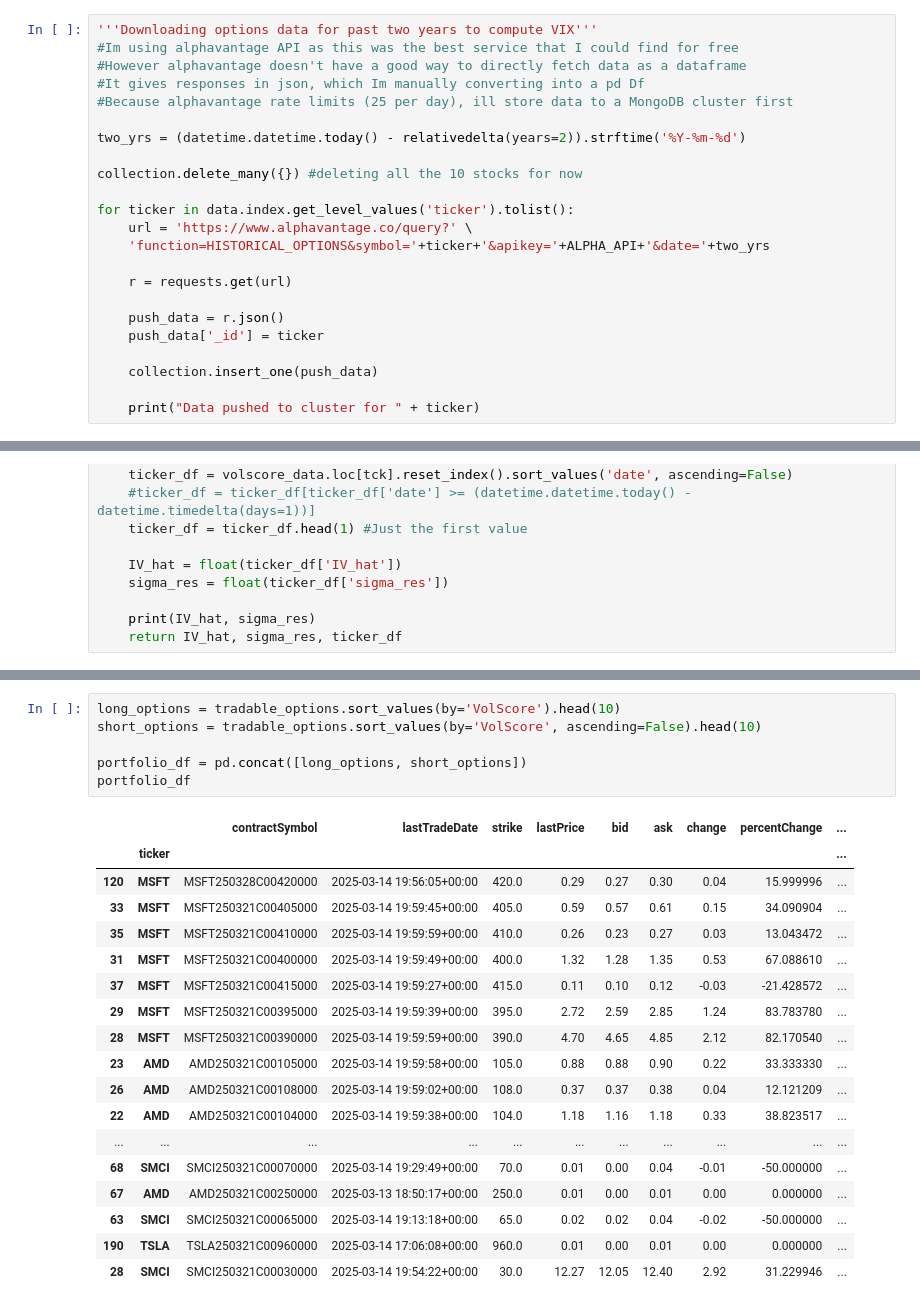
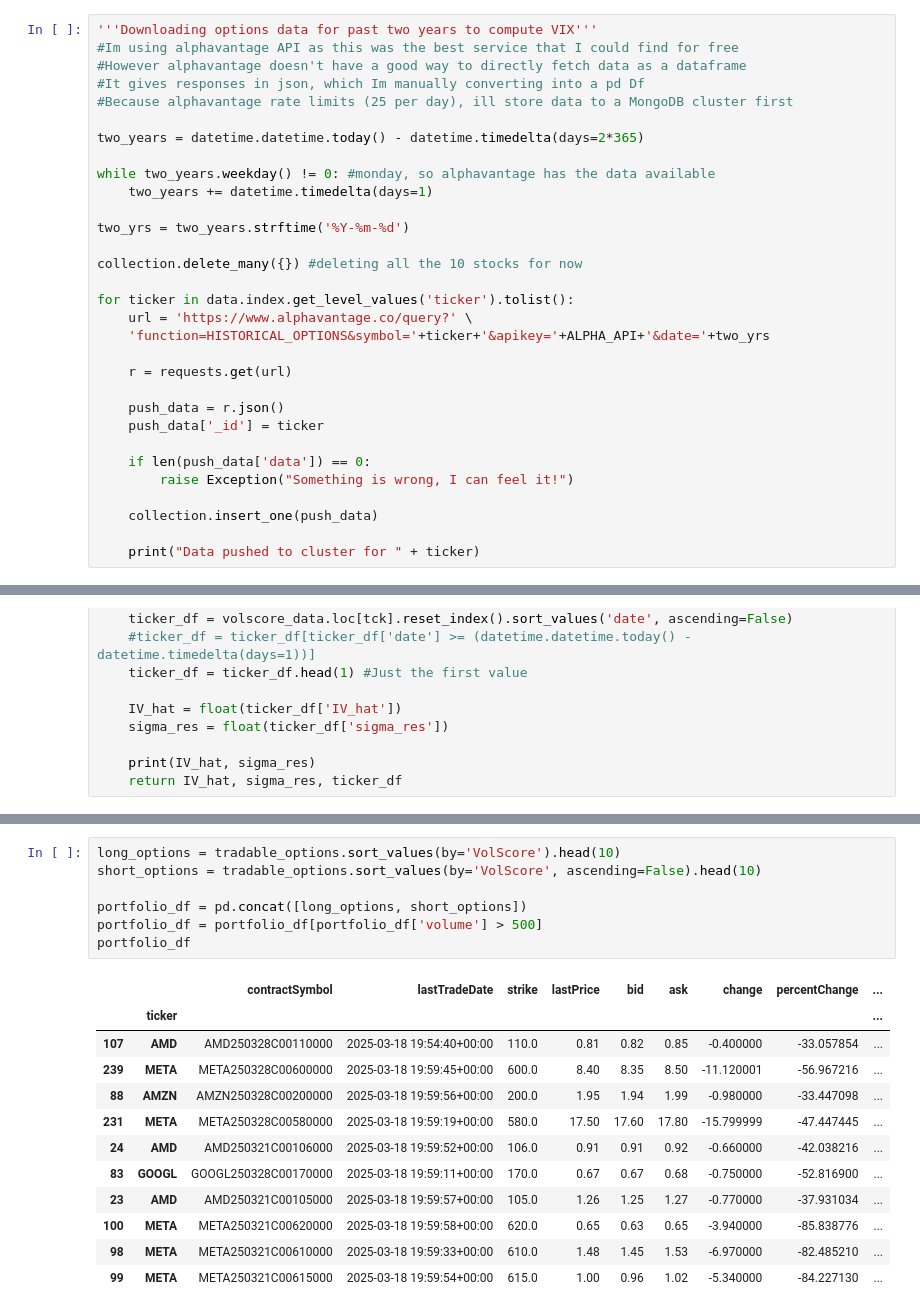
Before and after one commit to vepaan/Barclays-Option-Trading-Strategy, a Jupyter notebook: strat.ipynb, the cells around one changed output, grey strips where cells are left out. Saved outputs shown, nothing was run; the diff lists cells and outputs as text.

Commit message:
new update data and selected only liquid options for portfolio

```diff
--- a/strat.ipynb
+++ b/strat.ipynb
@@ -258,7 +261,12 @@ options_data = options_data.dropna()
 #It gives responses in json, which Im manually converting into a pd Df
 #Because alphavantage rate limits (25 per day), ill store data to a MongoDB cluster first
 
-two_yrs = (datetime.datetime.today() - relativedelta(years=2)).strftime('%Y-%m-%d')
+two_years = datetime.datetime.today() - datetime.timedelta(days=2*365)
+
+while two_years.weekday() != 0: #monday, so alphavantage has the data available
+    two_years += datetime.timedelta(days=1)
+
+two_yrs = two_years.strftime('%Y-%m-%d')
 
 collection.delete_many({}) #deleting all the 10 stocks for now
 
@@ -271,6 +279,9 @@ for ticker in data.index.get_level_values('ticker').tolist():
     push_data = r.json()
     push_data['_id'] = ticker
 
+    if len(push_data['data']) == 0:
+        raise Exception("Something is wrong, I can feel it!")
+
     collection.insert_one(push_data)
 
     print("Data pushed to cluster for " + ticker)
@@ -514,25 +525,20 @@ Data appended for TSLA
 # %%
 long_options = tradable_options.sort_values(by='VolScore').head(10)
 short_options = tradable_options.sort_values(by='VolScore', ascending=False).head(10)
 
 portfolio_df = pd.concat([long_options, short_options])
+portfolio_df = portfolio_df[portfolio_df['volume'] > 500]
 portfolio_df
 # %% [output]
 |  |  | contractSymbol | lastTradeDate | strike | lastPrice | bid | ask | change | percentChange | ... |
 |  | ticker |  |  |  |  |  |  |  |  | ... |
-| 120 | MSFT | MSFT250328C00420000 | 2025-03-14 19:56:05+00:00 | 420.0 | 0.29 | 0.27 | 0.30 | 0.04 | 15.999996 | ... |
-| 33 | MSFT | MSFT250321C00405000 | 2025-03-14 19:59:45+00:00 | 405.0 | 0.59 | 0.57 | 0.61 | 0.15 | 34.090904 | ... |
-| 35 | MSFT | MSFT250321C00410000 | 2025-03-14 19:59:59+00:00 | 410.0 | 0.26 | 0.23 | 0.27 | 0.03 | 13.043472 | ... |
-| 31 | MSFT | MSFT250321C00400000 | 2025-03-14 19:59:49+00:00 | 400.0 | 1.32 | 1.28 | 1.35 | 0.53 | 67.088610 | ... |
-| 37 | MSFT | MSFT250321C00415000 | 2025-03-14 19:59:27+00:00 | 415.0 | 0.11 | 0.10 | 0.12 | -0.03 | -21.428572 | ... |
-| 29 | MSFT | MSFT250321C00395000 | 2025-03-14 19:59:39+00:00 | 395.0 | 2.72 | 2.59 | 2.85 | 1.24 | 83.783780 | ... |
-| 28 | MSFT | MSFT250321C00390000 | 2025-03-14 19:59:59+00:00 | 390.0 | 4.70 | 4.65 | 4.85 | 2.12 | 82.170540 | ... |
-| 23 | AMD | AMD250321C00105000 | 2025-03-14 19:59:58+00:00 | 105.0 | 0.88 | 0.88 | 0.90 | 0.22 | 33.333330 | ... |
-| 26 | AMD | AMD250321C00108000 | 2025-03-14 19:59:02+00:00 | 108.0 | 0.37 | 0.37 | 0.38 | 0.04 | 12.121209 | ... |
-| 22 | AMD | AMD250321C00104000 | 2025-03-14 19:59:38+00:00 | 104.0 | 1.18 | 1.16 | 1.18 | 0.33 | 38.823517 | ... |
-| ... | ... | ... | ... | ... | ... | ... | ... | ... | ... | ... |
-| 68 | SMCI | SMCI250321C00070000 | 2025-03-14 19:29:49+00:00 | 70.0 | 0.01 | 0.00 | 0.04 | -0.01 | -50.000000 | ... |
-| 67 | AMD | AMD250321C00250000 | 2025-03-13 18:50:17+00:00 | 250.0 | 0.01 | 0.00 | 0.01 | 0.00 | 0.000000 | ... |
-| 63 | SMCI | SMCI250321C00065000 | 2025-03-14 19:13:18+00:00 | 65.0 | 0.02 | 0.02 | 0.04 | -0.02 | -50.000000 | ... |
-| 190 | TSLA | TSLA250321C00960000 | 2025-03-14 17:06:08+00:00 | 960.0 | 0.01 | 0.00 | 0.01 | 0.00 | 0.000000 | ... |
-| 28 | SMCI | SMCI250321C00030000 | 2025-03-14 19:54:22+00:00 | 30.0 | 12.27 | 12.05 | 12.40 | 2.92 | 31.229946 | ... |
+| 107 | AMD | AMD250328C00110000 | 2025-03-18 19:54:40+00:00 | 110.0 | 0.81 | 0.82 | 0.85 | -0.400000 | -33.057854 | ... |
+| 239 | META | META250328C00600000 | 2025-03-18 19:59:45+00:00 | 600.0 | 8.40 | 8.35 | 8.50 | -11.120001 | -56.967216 | ... |
+| 88 | AMZN | AMZN250328C00200000 | 2025-03-18 19:59:56+00:00 | 200.0 | 1.95 | 1.94 | 1.99 | -0.980000 | -33.447098 | ... |
+| 231 | META | META250328C00580000 | 2025-03-18 19:59:19+00:00 | 580.0 | 17.50 | 17.60 | 17.80 | -15.799999 | -47.447445 | ... |
+| 24 | AMD | AMD250321C00106000 | 2025-03-18 19:59:52+00:00 | 106.0 | 0.91 | 0.91 | 0.92 | -0.660000 | -42.038216 | ... |
+| 83 | GOOGL | GOOGL250328C00170000 | 2025-03-18 19:59:11+00:00 | 170.0 | 0.67 | 0.67 | 0.68 | -0.750000 | -52.816900 | ... |
+| 23 | AMD | AMD250321C00105000 | 2025-03-18 19:59:57+00:00 | 105.0 | 1.26 | 1.25 | 1.27 | -0.770000 | -37.931034 | ... |
+| 100 | META | META250321C00620000 | 2025-03-18 19:59:58+00:00 | 620.0 | 0.65 | 0.63 | 0.65 | -3.940000 | -85.838776 | ... |
+| 98 | META | META250321C00610000 | 2025-03-18 19:59:33+00:00 | 610.0 | 1.48 | 1.45 | 1.53 | -6.970000 | -82.485210 | ... |
+| 99 | META | META250321C00615000 | 2025-03-18 19:59:54+00:00 | 615.0 | 1.00 | 0.96 | 1.02 | -5.340000 | -84.227130 | ... |
```
Also changed, not shown: parts of 4 cells of this notebook.
